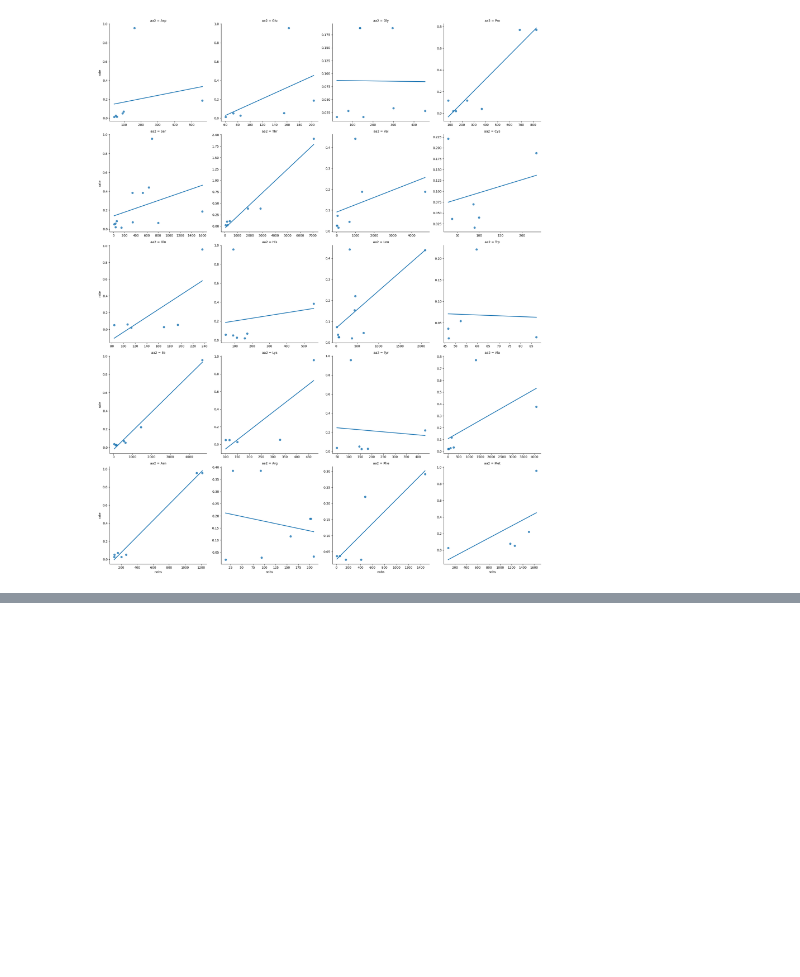
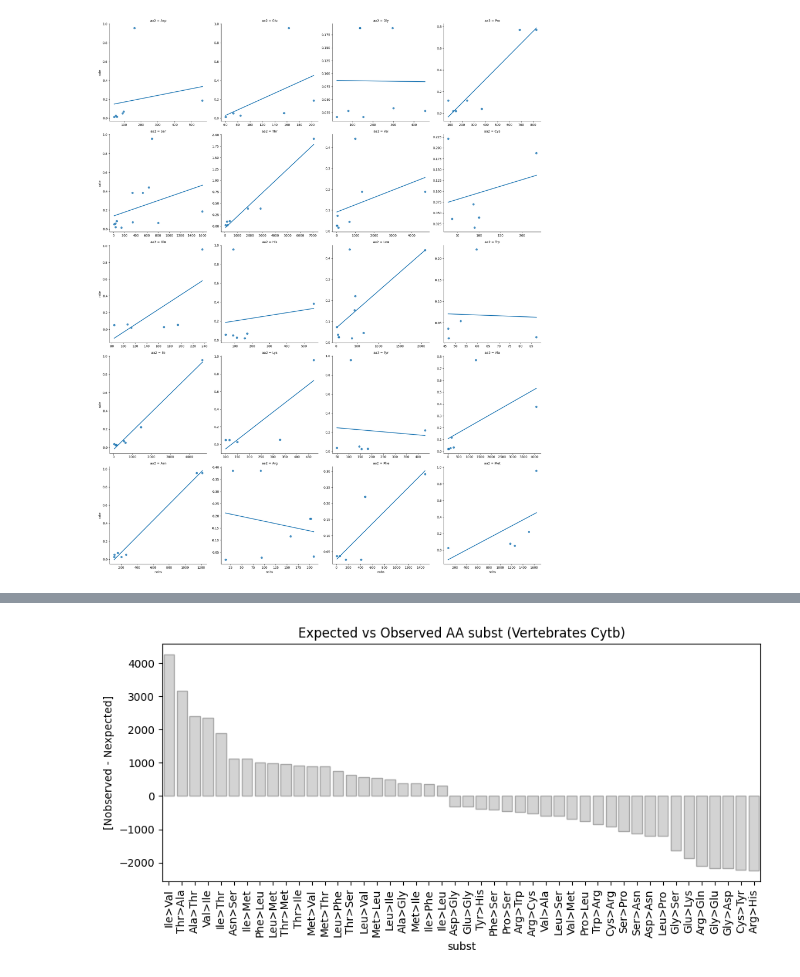
Before and after one commit to mitoclub/AminoAcidShift, a Jupyter notebook: process_analysis/analyse.ipynb, the cells around one changed output, grey strips where cells are left out. Cells and saved outputs as stored; diff of their text form; code cells hidden in the pictures; blank space fills up the shorter version.

```diff
--- a/vertebrates_aa_subst/analyse.ipynb
+++ b/process_analysis/analyse.ipynb
@@ -183,0 +204,6 @@ SyntaxError: invalid syntax (3235886167.py, line 1)
+# %%
+aa_subst['nexp'] = expected_counts
+aa_subst['diff'] = aa_subst.nobs - aa_subst.nexp
+aa_subst['subst'] = aa_subst.aa1 + '>' + aa_subst.aa2
+# %%
+aa_subst.set_index('subst')['diff'].sort_values(ascending=False).reset_index()
@@ -183,0 +224,38 @@ SyntaxError: invalid syntax (3235886167.py, line 1)
+# %%
+THRESHOLD = 0.5
+_ = aa_subst.set_index('subst')['diff'].sort_values(ascending=False).reset_index()
+_ = _[_['diff'].abs() > 300]
+
+plt.figure(figsize=(10, 4))
+ax = sns.barplot(_, x='subst', y='diff',
+                 color='lightgray', edgecolor=".65")
+# for bar in ax.patches:
+#     if bar.get_height() > 1.5:
+#         bar.set_color('orangered')
+#         bar.set_edgecolor('0.45')
+#     elif bar.get_height() > THRESHOLD:
+#         bar.set_color('lightcoral')
+#         bar.set_edgecolor('0.45')
+#     elif bar.get_height() < -1.5:
+#         bar.set_color('royalblue')
+#         bar.set_edgecolor('0.45')
+#     elif bar.get_height() < -THRESHOLD:
+#         bar.set_color('lightblue')
+#         bar.set_edgecolor('0.45')
+
+# plt.legend([
+#     plt.Rectangle((0,0),1,1,fc="orangered", edgecolor = '0.45'),
+#     plt.Rectangle((0,0),1,1,fc="lightcoral", edgecolor = '0.45'),
+#     plt.Rectangle((0,0),1,1,fc='lightblue', edgecolor = '0.45'),
+#     plt.Rectangle((0,0),1,1,fc='royalblue', edgecolor = '0.45'),
+#     ],[
+#         'Top Gainers', 'Gainers', 'Loosers', 'Top Loosers'],
+#     loc='upper right')
+
+plt.title(f'Expected vs Observed AA subst (Vertebrates Cytb)')
+plt.ylabel('[Nobserved - Nexpected]')
+# plt.savefig('./figures/.pdf')
+plt.xticks(rotation=90)
+plt.show()
+# %% [output]
+[figure, added]
```
Also changed, not shown: parts of 20 cells of this notebook, 5 other files.
